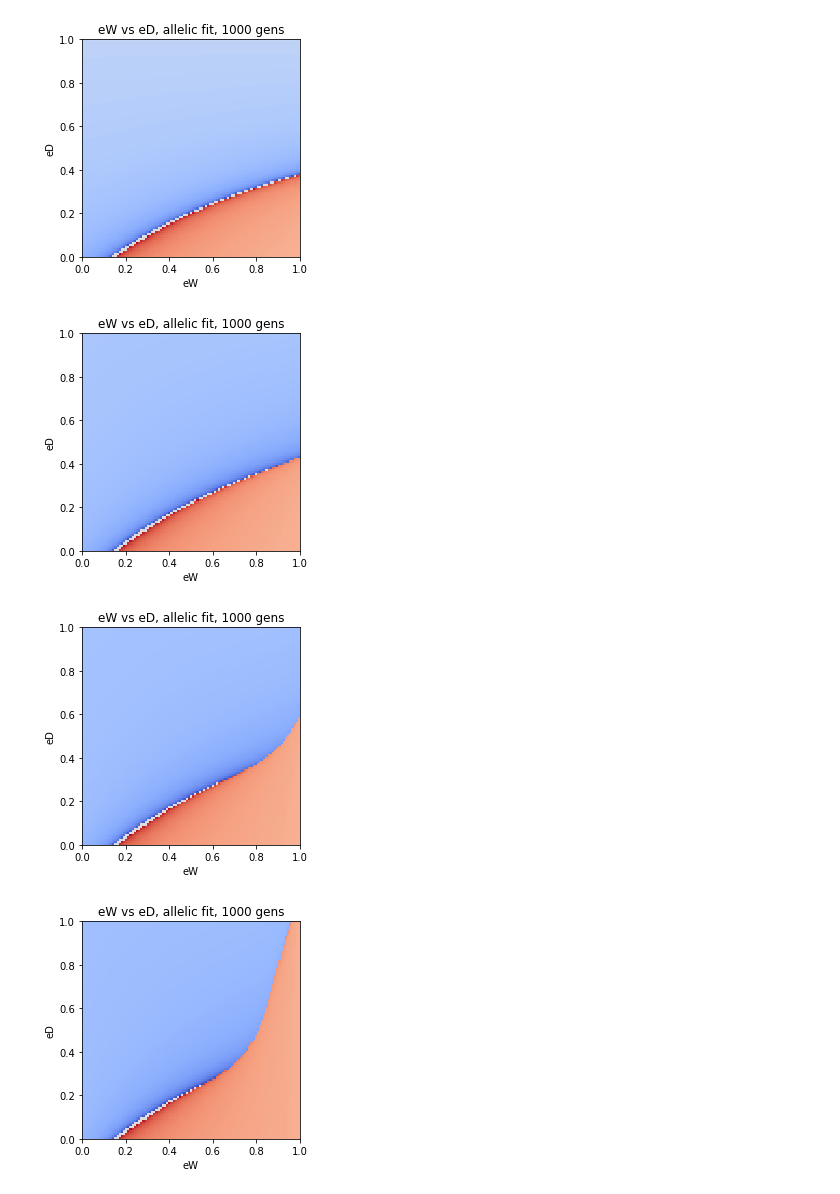
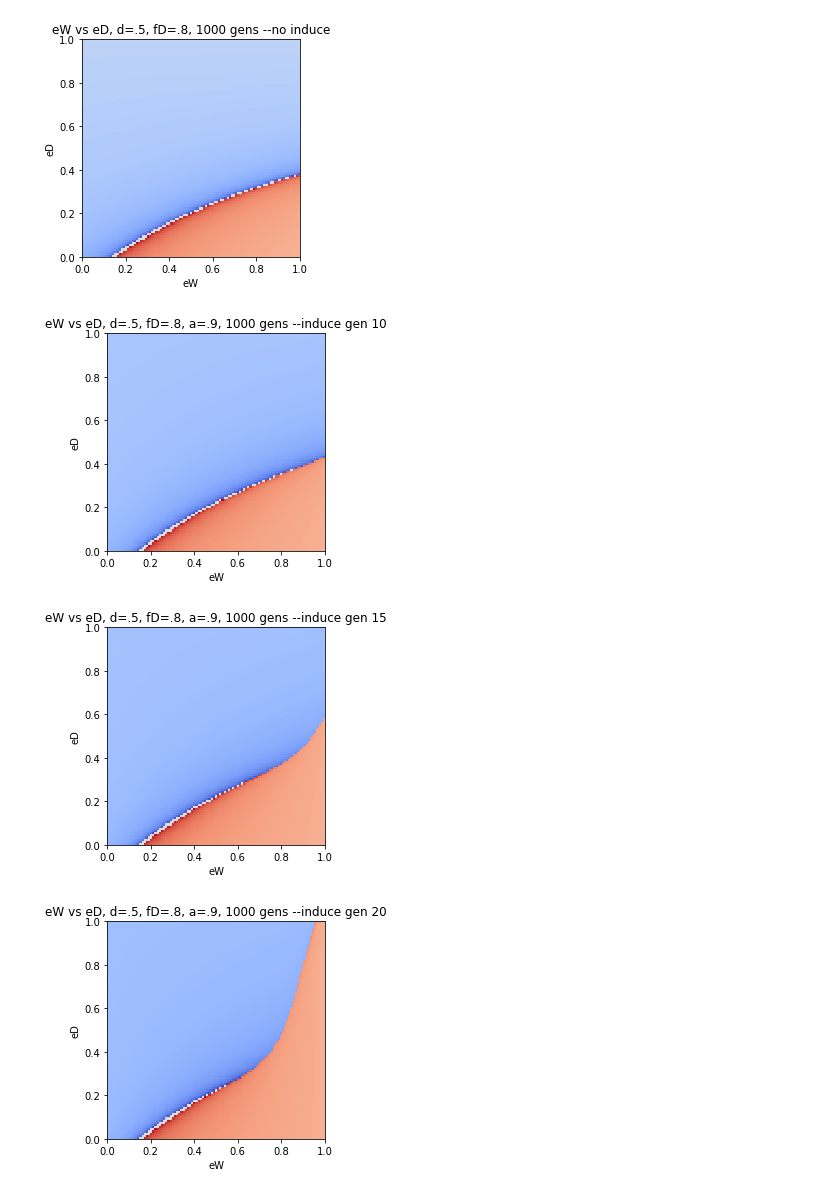
Before and after one commit to mgheffel/CRISPR-Gene-Drive-Population-Model, a Jupyter notebook: inducibleX.ipynb, the cells around one changed output. Drawn from its saved outputs; the diff is of its cells as text; code cells hidden in the pictures.

```diff
--- a/inducibleX.ipynb
+++ b/inducibleX.ipynb
@@ -115,19 +116,19 @@ def run_simulation_iX(simData,graph=False,table=False):
         print(pd.DataFrame(graphInfo))
     return 0
 # %%
-simData={'qW':.999,'qD':.001,'qH':0,'sW':0,'sD':.2,'d':.5,'eW':.8,'eD':.05,'eDP':.8,'a':.9,'generations':100, 'induceStart':10000}
+simData={'qW':.999,'qD':.001,'qH':0,'fW':1,'fD':.8,'d':.5,'eW':.8,'eD':.05,'eDP':.8,'a':.9,'generations':100, 'induceStart':10000}
 run_simulation_iX(simData, True, True)
 
-simData={'qW':.999,'qD':.001,'qH':0,'sW':0,'sD':.2,'d':.5,'eW':.8,'eD':.05,'eDP':.8,'a':.9,'generations':100, 'induceStart':10}
+simData={'qW':.999,'qD':.001,'qH':0,'fW':1,'fD':.8,'d':.5,'eW':.8,'eD':.05,'eDP':.8,'a':.9,'generations':100, 'induceStart':10}
 run_simulation_iX(simData,True,True)
 
-simData={'qW':.999,'qD':.001,'qH':0,'sW':0,'sD':.2,'d':.5,'eW':.8,'eD':.05,'eDP':.8,'a':.9,'generations':100, 'induceStart':15}
+simData={'qW':.999,'qD':.001,'qH':0,'fW':1,'fD':.8,'d':.5,'eW':.8,'eD':.05,'eDP':.8,'a':.9,'generations':100, 'induceStart':15}
 run_simulation_iX(simData,True,True)
 
-simData={'qW':.999,'qD':.001,'qH':0,'sW':0,'sD':.2,'d':.5,'eW':.8,'eD':.05,'eDP':.8,'a':.9,'generations':100, 'induceStart':20}
+simData={'qW':.999,'qD':.001,'qH':0,'fW':1,'fD':.8,'d':.5,'eW':.8,'eD':.05,'eDP':.8,'a':.9,'generations':100, 'induceStart':20}
 run_simulation_iX(simData,True,True)
 
-simData={'qW':.999,'qD':.001,'qH':0,'sW':0,'sD':.2,'d':.5,'eW':.8,'eD':.05,'eDP':.8,'a':.9,'generations':100, 'induceStart':25}
+simData={'qW':.999,'qD':.001,'qH':0,'fW':1,'fD':.8,'d':.5,'eW':.8,'eD':.05,'eDP':.8,'a':.9,'generations':100, 'induceStart':25}
 run_simulation_iX(simData,True,True)
 # %% [output]
 [figure]
@@ -231,10 +232,10 @@ for xIndex in range(len(xVals)):
     #x is eW
     for yIndex in range(len(yVals)):
         #y is eD
-        simData={'qW':.999,'qD':.001,'qH':0,'sW':0,'sD':.2,'d':.5,'eW':xVals[xIndex],'eD':yVals[yIndex],'eDP':0,'a':0,'generations':1000, 'induceStart':10000}
+        simData={'qW':.999,'qD':.001,'qH':0,'fW':1,'fD':.8,'d':.5,'eW':xVals[xIndex],'eD':yVals[yIndex],'eDP':0,'a':0,'generations':1000, 'induceStart':10000}
         takeover=run_simulation_iX(simData)
         Z[yIndex,xIndex]=takeover
-model3D(X,Y,Z,'eW','eD','eW vs eD, allelic fit, 1000 gens')
+model3D(X,Y,Z,'eW','eD','eW vs eD, d=.5, fD=.8, 1000 gens --no induce')
 
 
 xVals=np.arange(0,1.01,.01)
@@ -246,40 +247,40 @@ for xIndex in range(len(xVals)):
     #x is eW
     for yIndex in range(len(yVals)):
         #y is eD
-        simData={'qW':.999,'qD':.001,'qH':0,'sW':0,'sD':.2,'d':.5,'eW':xVals[xIndex],'eD':.05,'eDP':yVals[yIndex],'a':.9,'generations':1000, 'induceStart':10}
+        simData={'qW':.999,'qD':.001,'qH':0,'fW':1,'fD':.8,'d':.5,'eW':xVals[xIndex],'eD':.05,'eDP':yVals[yIndex],'a':.9,'generations':1000, 'induceStart':10}
         takeover=run_simulation_iX(simData)
         Z[yIndex,xIndex]=takeover
-model3D(X,Y,Z,'eW','eD','eW vs eD, allelic fit, 1000 gens')
+model3D(X,Y,Z,'eW','eD','eW vs eD, d=.5, fD=.8, a=.9, 1000 gens --induce gen 10')
 
 xVals=np.arange(0,1.01,.01)
 yVals=np.arange(0,1.01,.01)
 X,Y=np.meshgrid(xVals,yVals)
 Z=np.zeros((len(xVals),len(yVals)))
 #run 2D sim e vs f
 for xIndex in range(len(xVals)):
     #x is eW
     for yIndex in range(len(yVals)):
         #y is eD
-        simData={'qW':.999,'qD':.001,'qH':0,'sW':0,'sD':.2,'d':.5,'eW':xVals[xIndex],'eD':.05,'eDP':yVals[yIndex],'a':.9,'generations':1000, 'induceStart':15}
+        simData={'qW':.999,'qD':.001,'qH':0,'fW':1,'fD':.8,'d':.5,'eW':xVals[xIndex],'eD':.05,'eDP':yVals[yIndex],'a':.9,'generations':1000, 'induceStart':15}
         takeover=run_simulation_iX(simData)
         Z[yIndex,xIndex]=takeover
-model3D(X,Y,Z,'eW','eD','eW vs eD, allelic fit, 1000 gens')
+model3D(X,Y,Z,'eW','eD','eW vs eD, d=.5, fD=.8, a=.9, 1000 gens --induce gen 15')
 
 xVals=np.arange(0,1.01,.01)
 yVals=np.arange(0,1.01,.01)
 X,Y=np.meshgrid(xVals,yVals)
 Z=np.zeros((len(xVals),len(yVals)))
 #run 2D sim e vs f
 for xIndex in range(len(xVals)):
     #x is eW
     for yIndex in range(len(yVals)):
         #y is eD
-        simData={'qW':.999,'qD':.001,'qH':0,'sW':0,'sD':.2,'d':.5,'eW':xVals[xIndex],'eD':.05,'eDP':yVals[yIndex],'a':.9,'generations':1000, 'induceStart':20}
+        simData={'qW':.999,'qD':.001,'qH':0,'fW':1,'fD':.8,'d':.5,'eW':xVals[xIndex],'eD':.05,'eDP':yVals[yIndex],'a':.9,'generations':1000, 'induceStart':20}
         takeover=run_simulation_iX(simData)
         Z[yIndex,xIndex]=takeover
-model3D(X,Y,Z,'eW','eD','eW vs eD, allelic fit, 1000 gens')
+model3D(X,Y,Z,'eW','eD','eW vs eD, d=.5, fD=.8, a=.9, 1000 gens --induce gen 20')
 # %% [output]
-[figure, old version]
+[figure, new version]
-[figure, old version]
+[figure, new version]
-[figure, old version]
+[figure, new version]
-[figure, old version]
+[figure, new version]
```
Also changed, not shown: parts of 2 cells of this notebook, 3 other files.
